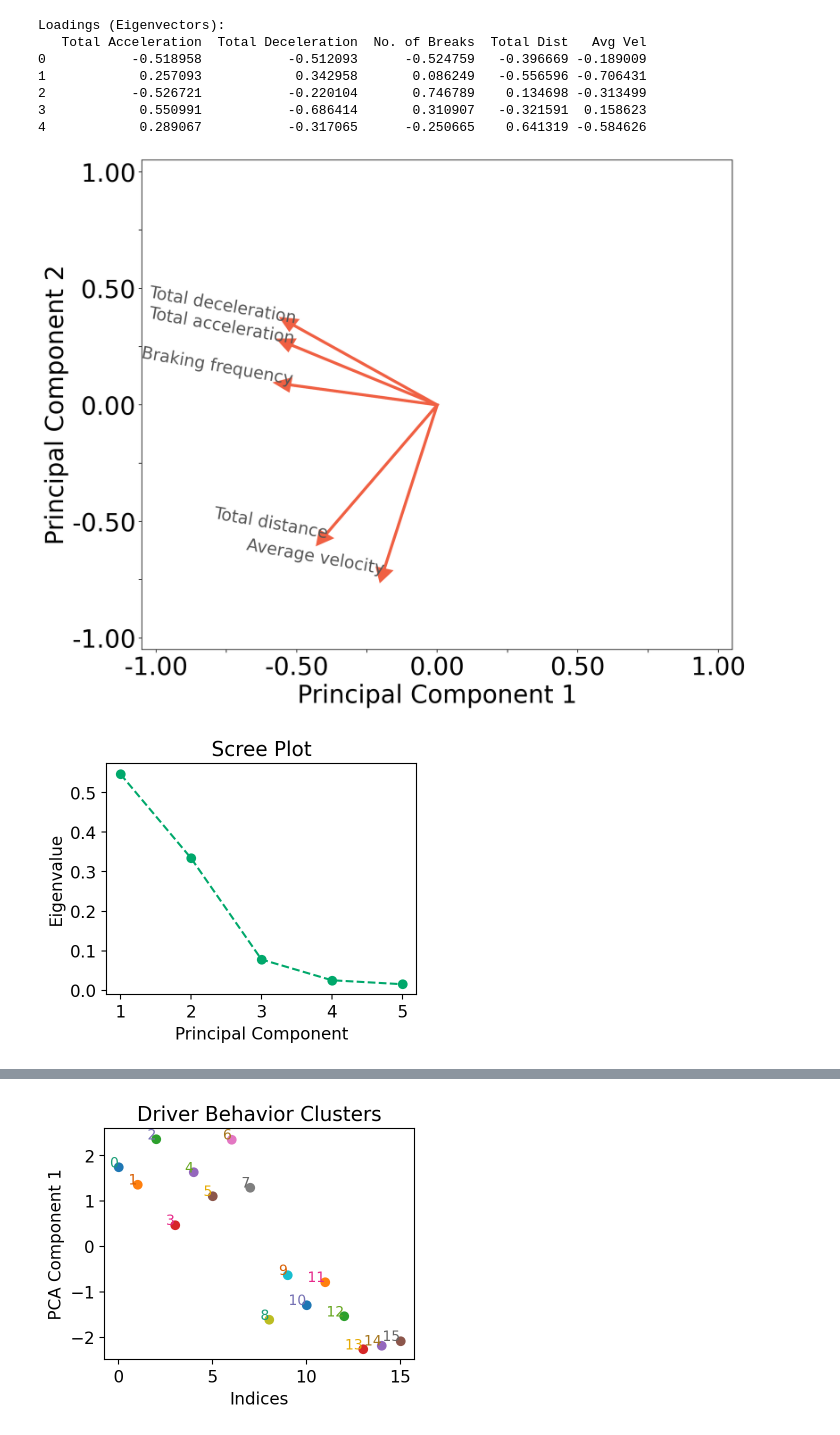
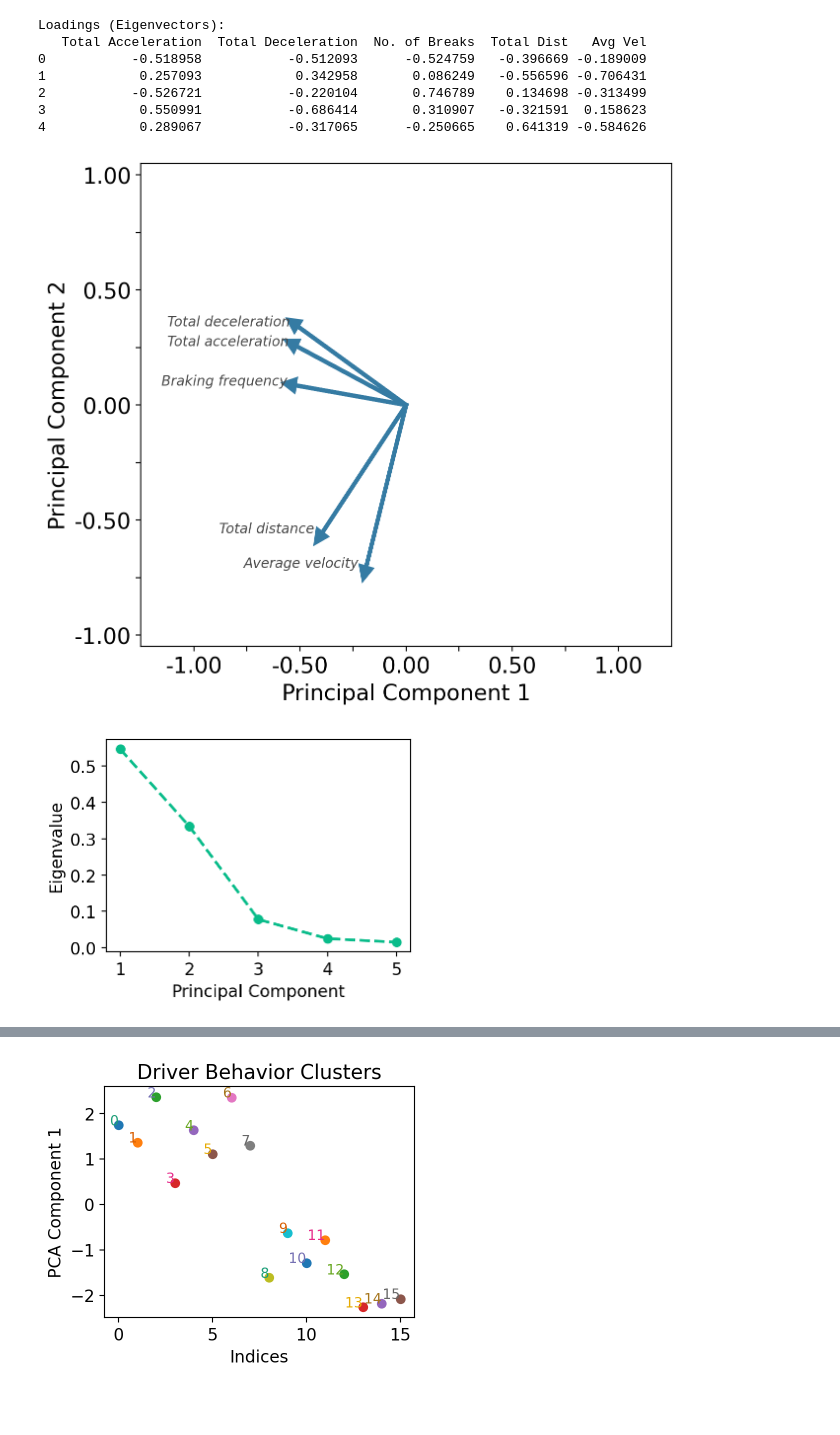
Before and after one commit to uwsunlab/EV-range-anxiety, a Jupyter notebook: misc/Velocity_calcs.ipynb, the cells around one changed output, grey strips where cells are left out. Saved outputs shown, nothing was run; the diff lists cells and outputs as text; code cells hidden in the pictures; blank space fills up the shorter version.

```diff
--- a/misc/Velocity_calcs.ipynb
+++ b/misc/Velocity_calcs.ipynb
@@ -598,32 +598,40 @@ def test_vel_loads(pc_val, df_loadings, normalized_data_cb):
 # %%
 sns.reset_orig()
 plt.rcdefaults()
-plt.rcParams['font.size'] = 28
-fig, ax = plt.subplots(figsize=(12, 10))
-colors = sns.color_palette("rocket_r", 2)
+plt.rcParams['font.size'] = 16
+fig, ax = plt.subplots(figsize=(6, 5))
+colors = sns.color_palette("mako", 1)
 
 loadings = pca.components_.T
 df_loadings = pd.DataFrame(loadings_pca, columns=['Total acceleration', 'Total deceleration', 'Braking frequency', 'Total distance', 'Average velocity'])
 
 for i, feature in enumerate(df_loadings.columns):
     ax.arrow(0, 0, loadings[i, 0], loadings[i, 1], head_width=0.05, head_length=0.05, fc=colors[0], ec=colors[0], lw = 3)
-    ax.text(loadings[i, 0] * 0.970, loadings[i, 1] * 1.025, feature, color="#555555", ha='right', va='baseline', fontsize=19, rotation = -10)
+    ax.text(loadings[i, 0]-0.035, loadings[i, 1], feature, color="#494949", ha='right', va='baseline', fontsize=10, weight = 'medium', fontstyle = 'italic')
 
 ax.set_xlim(-1.05, 1.05)
 ax.set_ylim(-1.05, 1.05)
 ax.set_xlabel('Principal Component 1')
 ax.set_ylabel('Principal Component 2')
 # ax.set_title('PCA Loading Plot')
 ticks = np.arange(-1, 1.1, 0.25)
 ax.set_xticks(ticks)
 ax.set_yticks(ticks)
 ax.set_xticklabels(['' if i % 2 != 0 else f'{tick:.2f}' for i, tick in enumerate(ticks)])
 ax.set_yticklabels(['' if i % 2 != 0 else f'{tick:.2f}' for i, tick in enumerate(ticks)])
-# fig.savefig('/Users/hemanthnr/Desktop/batt_patt figures/PCA_plot.svg', format='svg', dpi=2000, bbox_inches='tight')
+
+# ax.tick_params(axis='both', which='major', length=12, width=2)  # Major ticks
+# ax.tick_params(axis='both', which='minor', length=6, width=2)   # Minor ticks
+# for spine in ax.spines.values():
+#     spine.set_linewidth(2)  # Adjust the thickness as needed
+plt.tight_layout(pad = -1)
+fig.savefig(PLOT_DIR / 'PCA_plot.svg', format='svg', dpi=2000,  bbox_inches='tight')
+# plt.ylim(-1.6, 1.6)
+plt.xlim(-1.25, 1.25)
 plt.show()
 plt.close()
 # %% [output]
-[figure, old version]
+[figure, new version]
 # %%
 explained_variance = pca.explained_variance_ratio_
 # %%
@@ -632,14 +640,19 @@ plt.rcdefaults()
 plt.rcParams['font.size'] = 12
 plt.rcParams['figure.figsize'] = (4, 3)
 
-plt.plot(np.arange(1, len(explained_variance) + 1), explained_variance, marker='o', linestyle='--', color='#00A86B')
-plt.title('Scree Plot')
-plt.xlabel('Principal Component')
-plt.ylabel('Eigenvalue')
-plt.xticks(np.arange(1, len(explained_variance) + 1))
+fig, ax = plt.subplots()
+
+ax.plot(np.arange(1, len(explained_variance) + 1), explained_variance, marker='o', linestyle='--', color='#09bc8a', lw=2)
+ax.set_xlabel('Principal Component')
+ax.set_ylabel('Eigenvalue')
+ax.set_xticks(np.arange(1, len(explained_variance) + 1))
+
+plt.tight_layout()
+fig.savefig(PLOT_DIR / 'scree.svg', format='svg', dpi=2000, bbox_inches='tight')
 plt.show()
+plt.close()
 # %% [output]
-[figure, old version]
+[figure, new version]
 # %%
 #### reduced_data
 # %%
```
Also changed, not shown: parts of 2 cells of this notebook, 16 other files.
